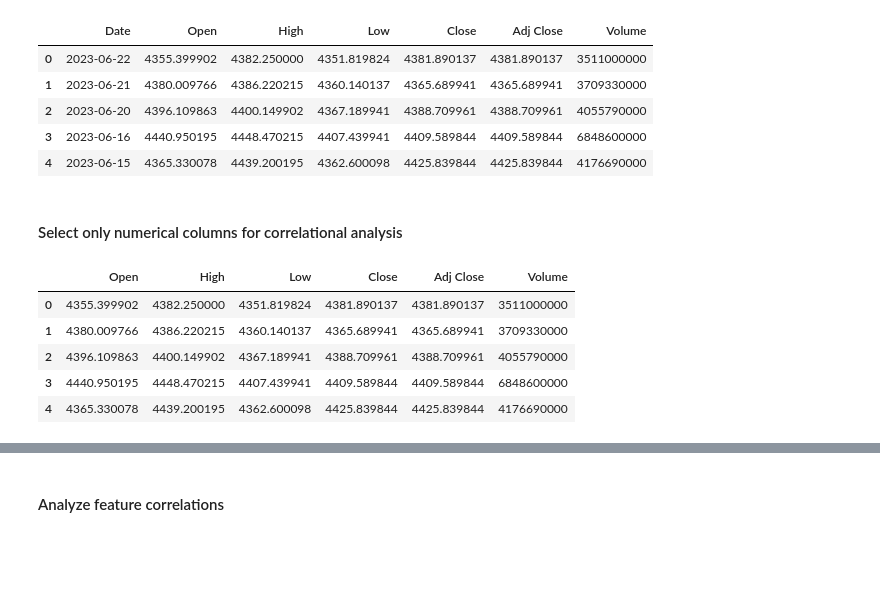
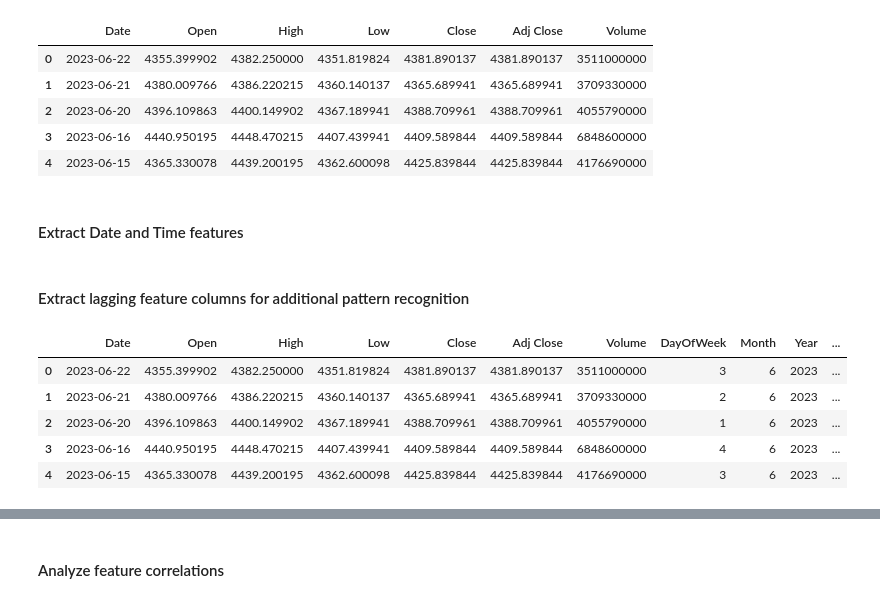
Before and after one commit to jona-tech/milestone-project-market-prediction-model, a Jupyter notebook: jupyter_notebooks/feature_engineering.ipynb, the cells around one changed output, grey strips where cells are left out. Drawn from its saved outputs; the diff is of its cells as text; code cells hidden in the pictures; blank space fills up the shorter version.

Commit message:
create lagging technical indicators for additional pattern recognition

```diff
--- a/jupyter_notebooks/feature_engineering.ipynb
+++ b/jupyter_notebooks/feature_engineering.ipynb
@@ -23,16 +23,22 @@ clean_stock_df.head()
 | 2 | 2023-06-20 | 4396.109863 | 4400.149902 | 4367.189941 | 4388.709961 | 4388.709961 | 4055790000 |
 | 3 | 2023-06-16 | 4440.950195 | 4448.470215 | 4407.439941 | 4409.589844 | 4409.589844 | 6848600000 |
 | 4 | 2023-06-15 | 4365.330078 | 4439.200195 | 4362.600098 | 4425.839844 | 4425.839844 | 4176690000 |
-# %% [markdown]
-#### Select only numerical columns for correlational analysis
-# %%
-num_cols = clean_stock_df.select_dtypes(include=np.number).columns
-num_df = clean_stock_df[num_cols]
-num_df.head()
-# %% [output]
-|  | Open | High | Low | Close | Adj Close | Volume |
-| 0 | 4355.399902 | 4382.250000 | 4351.819824 | 4381.890137 | 4381.890137 | 3511000000 |
-| 1 | 4380.009766 | 4386.220215 | 4360.140137 | 4365.689941 | 4365.689941 | 3709330000 |
-| 2 | 4396.109863 | 4400.149902 | 4367.189941 | 4388.709961 | 4388.709961 | 4055790000 |
-| 3 | 4440.950195 | 4448.470215 | 4407.439941 | 4409.589844 | 4409.589844 | 6848600000 |
-| 4 | 4365.330078 | 4439.200195 | 4362.600098 | 4425.839844 | 4425.839844 | 4176690000 |
+# %% [markdown]
+#### Extract Date and Time features
+# %%
+clean_stock_df['Date'] = pd.to_datetime(clean_stock_df['Date'])
+clean_stock_df['DayOfWeek'] = clean_stock_df['Date'].dt.dayofweek
+clean_stock_df['Month'] = clean_stock_df['Date'].dt.month
+clean_stock_df['Year'] = clean_stock_df['Date'].dt.year
+# %% [markdown]
+#### Extract lagging feature columns for additional pattern recognition
+# %%
+clean_stock_df['PreviousClose'] = clean_stock_df['Close'].shift(1)
+clean_stock_df.head()
+# %% [output]
+|  | Date | Open | High | Low | Close | Adj Close | Volume | DayOfWeek | Month | Year | ... |
+| 0 | 2023-06-22 | 4355.399902 | 4382.250000 | 4351.819824 | 4381.890137 | 4381.890137 | 3511000000 | 3 | 6 | 2023 | ... |
+| 1 | 2023-06-21 | 4380.009766 | 4386.220215 | 4360.140137 | 4365.689941 | 4365.689941 | 3709330000 | 2 | 6 | 2023 | ... |
+| 2 | 2023-06-20 | 4396.109863 | 4400.149902 | 4367.189941 | 4388.709961 | 4388.709961 | 4055790000 | 1 | 6 | 2023 | ... |
+| 3 | 2023-06-16 | 4440.950195 | 4448.470215 | 4407.439941 | 4409.589844 | 4409.589844 | 6848600000 | 4 | 6 | 2023 | ... |
+| 4 | 2023-06-15 | 4365.330078 | 4439.200195 | 4362.600098 | 4425.839844 | 4425.839844 | 4176690000 | 3 | 6 | 2023 | ... |
```
Also changed, not shown: parts of 4 cells of this notebook.
